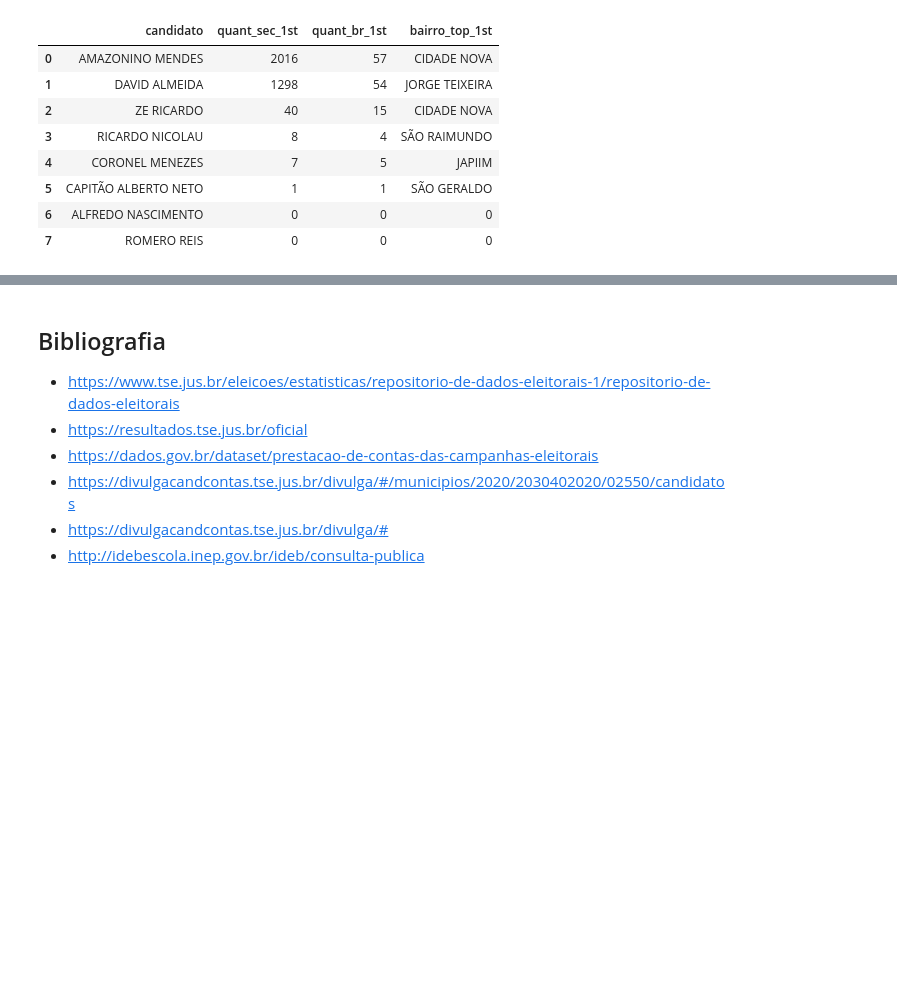
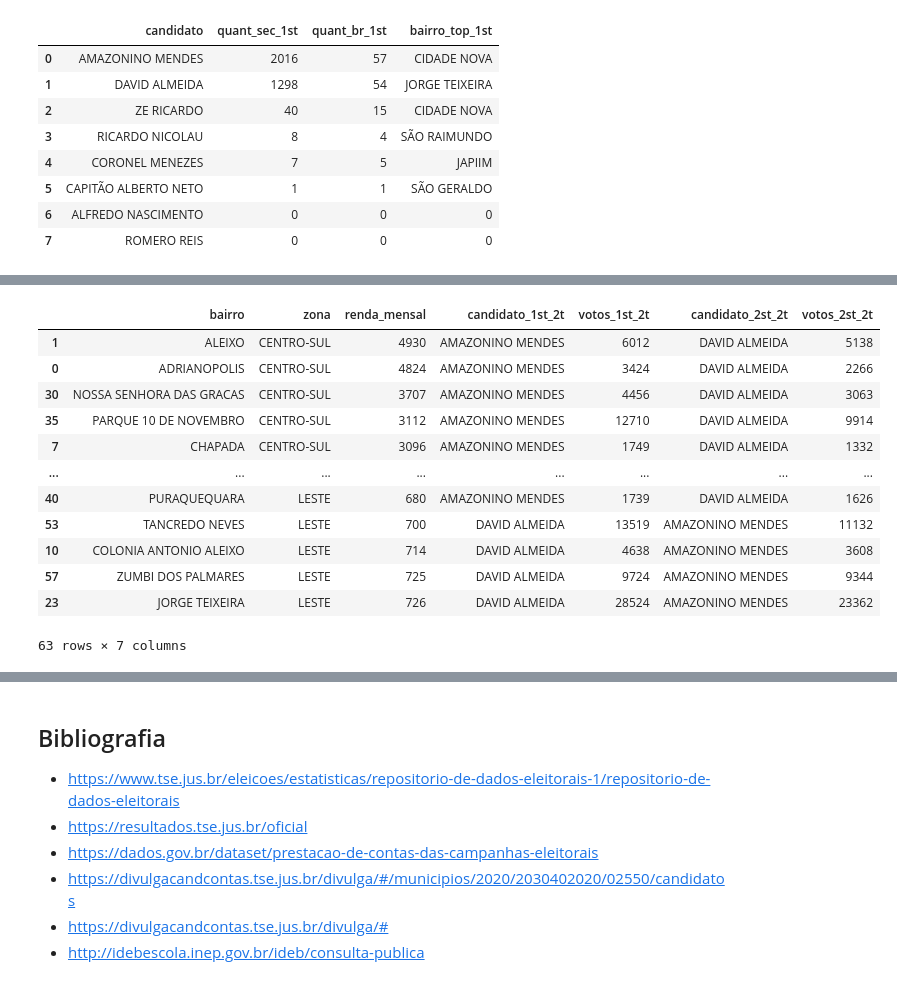
Before and after one commit to bmnds/uea-data-science-04-data-processing, a Jupyter notebook: trabalho-final/Notebook_Trabalho_Final.ipynb, the cells around one changed output, grey strips where cells are left out. Cells and saved outputs as stored; diff of their text form; code cells hidden in the pictures; blank space fills up the shorter version.

```diff
--- a/trabalho-final/Notebook_Trabalho_Final.ipynb
+++ b/trabalho-final/Notebook_Trabalho_Final.ipynb
@@ -360,0 +439,24 @@ df.drop(columns=['bairros_1st'])
+# %%
+df_bairros_renda_2t = df_bairros.sort_values('renda_mensal', ascending=False)
+df_bairros_renda_2t = df_bairros_renda_2t[['bairro', 'zona', 'renda_mensal', 'candidato_1st_2t', 'votos_1st_2t',	'candidato_2st_2t', 	'votos_2st_2t']]
+
+df_bairros_renda_menos_2t = df_bairros.sort_values('renda_mensal', ascending=True)
+df_bairros_renda_menos_2t = df_bairros_renda_menos_2t[['bairro', 'zona', 'renda_mensal', 'candidato_1st_2t', 'votos_1st_2t',	'candidato_2st_2t', 	'votos_2st_2t']]
+df_bairros_renda_menos_2t = df_bairros_renda_menos_2t.head(5)
+
+df_bairros_renda_2t = df_bairros_renda_2t.append(df_bairros_renda_menos_2t)
+df_bairros_renda_2t
+# %% [output]
+|  | bairro | zona | renda_mensal | candidato_1st_2t | votos_1st_2t | candidato_2st_2t | votos_2st_2t |
+| 1 | ALEIXO | CENTRO-SUL | 4930 | AMAZONINO MENDES | 6012 | DAVID ALMEIDA | 5138 |
+| 0 | ADRIANOPOLIS | CENTRO-SUL | 4824 | AMAZONINO MENDES | 3424 | DAVID ALMEIDA | 2266 |
+| 30 | NOSSA SENHORA DAS GRACAS | CENTRO-SUL | 3707 | AMAZONINO MENDES | 4456 | DAVID ALMEIDA | 3063 |
+| 35 | PARQUE 10 DE NOVEMBRO | CENTRO-SUL | 3112 | AMAZONINO MENDES | 12710 | DAVID ALMEIDA | 9914 |
+| 7 | CHAPADA | CENTRO-SUL | 3096 | AMAZONINO MENDES | 1749 | DAVID ALMEIDA | 1332 |
+| ... | ... | ... | ... | ... | ... | ... | ... |
+| 40 | PURAQUEQUARA | LESTE | 680 | AMAZONINO MENDES | 1739 | DAVID ALMEIDA | 1626 |
+| 53 | TANCREDO NEVES | LESTE | 700 | DAVID ALMEIDA | 13519 | AMAZONINO MENDES | 11132 |
+| 10 | COLONIA ANTONIO ALEIXO | LESTE | 714 | DAVID ALMEIDA | 4638 | AMAZONINO MENDES | 3608 |
+| 57 | ZUMBI DOS PALMARES | LESTE | 725 | DAVID ALMEIDA | 9724 | AMAZONINO MENDES | 9344 |
+| 23 | JORGE TEIXEIRA | LESTE | 726 | DAVID ALMEIDA | 28524 | AMAZONINO MENDES | 23362 |
+63 rows × 7 columns
```
Also changed, not shown: parts of 11 cells of this notebook, 1 other file.
